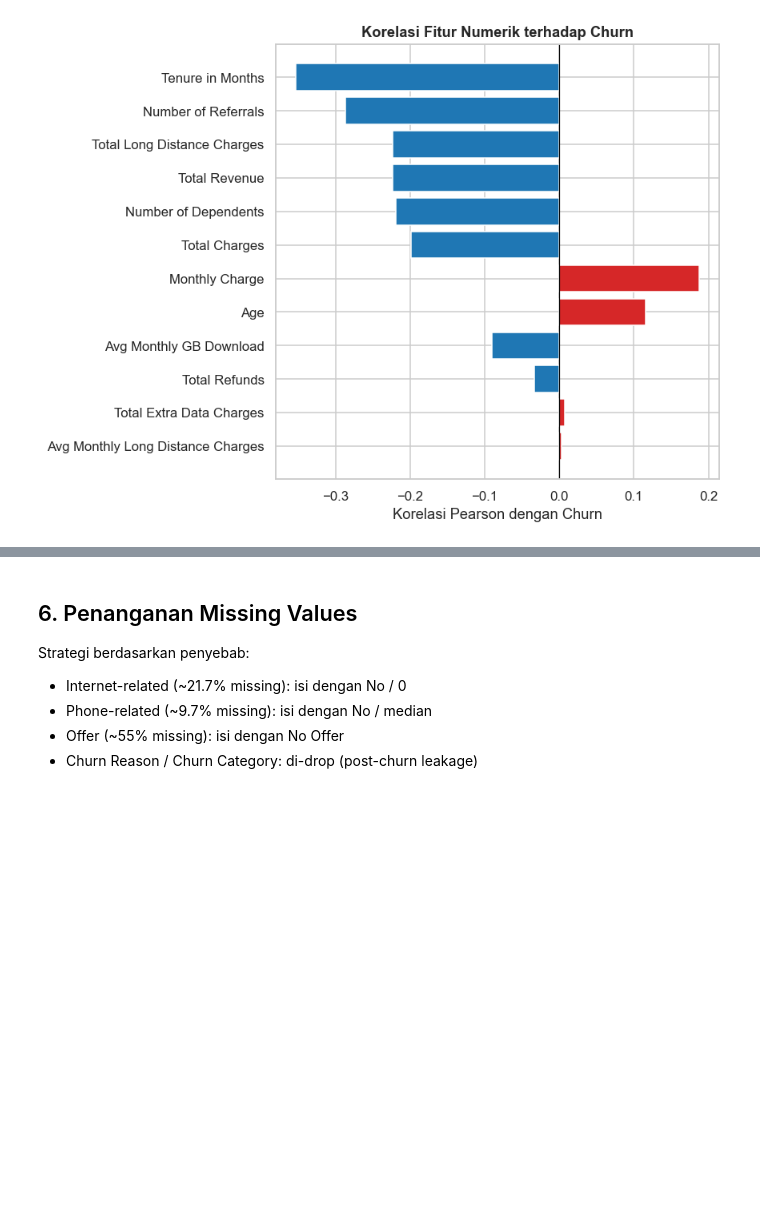
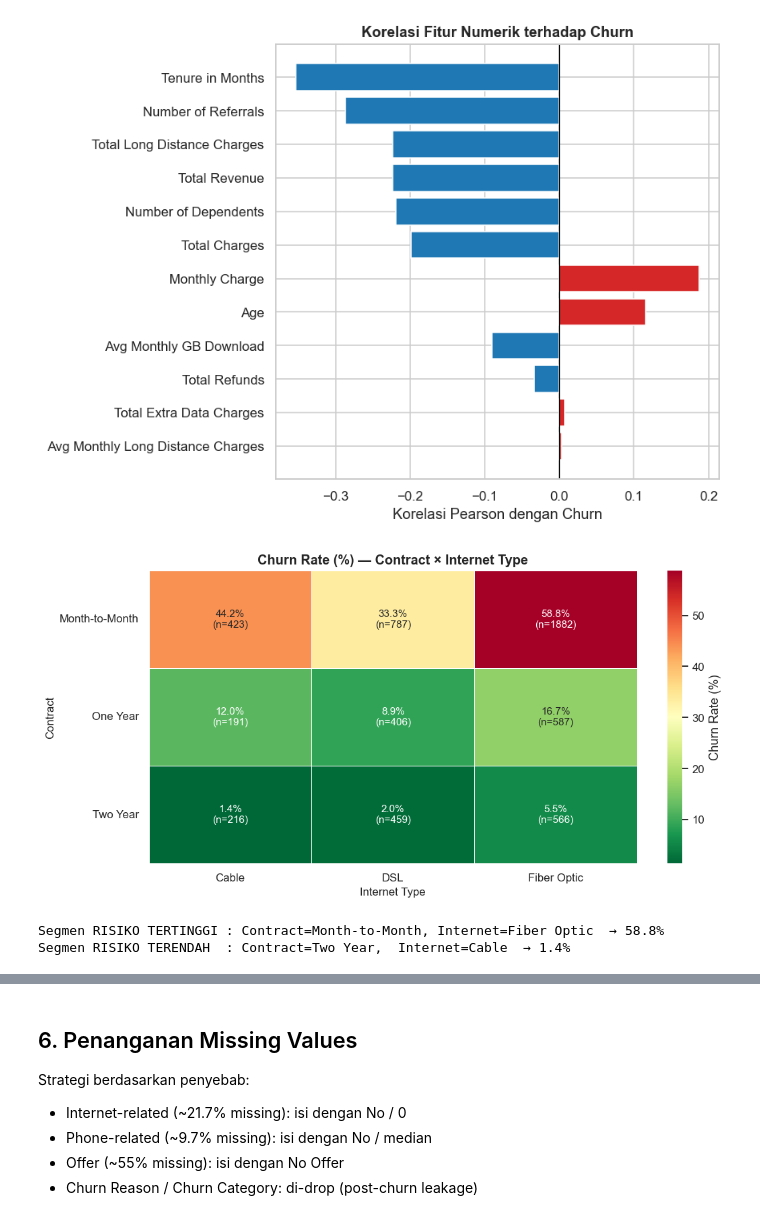
Before and after one commit to mfrozy10/telecom-customer-churn, a Jupyter notebook: notebooks/Churn_Prediction.ipynb, the cells around one changed output, grey strips where cells are left out. Drawn from its saved outputs; the diff is of its cells as text; code cells hidden in the pictures; blank space fills up the shorter version.

```diff
--- a/notebooks/Churn_Prediction.ipynb
+++ b/notebooks/Churn_Prediction.ipynb
@@ -196,3 +196,47 @@ plt.savefig("churn_correlation.png", bbox_inches="tight")
 plt.show()
 # %% [output]
 [figure]
+# %%
+df_seg = df.dropna(subset=["Internet Type"]).copy()
+
+pivot_rate = df_seg.pivot_table(
+    values="Churn", index="Contract", columns="Internet Type",
+    aggfunc="mean", observed=True
+) * 100
+
+pivot_count = df_seg.pivot_table(
+    values="Churn", index="Contract", columns="Internet Type",
+    aggfunc="count", observed=True
+)
+
+contract_order = ["Month-to-Month", "One Year", "Two Year"]
+pivot_rate  = pivot_rate.reindex(contract_order)
+pivot_count = pivot_count.reindex(contract_order)
+
+annot_labels = pivot_rate.round(1).astype(str) + "%\n(n=" + pivot_count.astype(str) + ")"
+
+fig, ax = plt.subplots(figsize=(10, 5))
+sns.heatmap(
+    pivot_rate, annot=annot_labels, fmt="", cmap="RdYlGn_r",
+    linewidths=0.5, linecolor="white", ax=ax,
+    cbar_kws={"label": "Churn Rate (%)"},
+    annot_kws={"size": 10}
+)
+ax.set_title("Churn Rate (%) — Contract × Internet Type", fontweight="bold", fontsize=13)
+ax.set_xlabel("Internet Type", fontsize=11)
+ax.set_ylabel("Contract", fontsize=11)
+ax.tick_params(axis="x", rotation=0)
+ax.tick_params(axis="y", rotation=0)
+
+plt.tight_layout()
+plt.savefig("churn_segment_heatmap.png", bbox_inches="tight")
+plt.show()
+
+highest = pivot_rate.stack().idxmax()
+lowest  = pivot_rate.stack().idxmin()
+print(f"Segmen RISIKO TERTINGGI : Contract={highest[0]}, Internet={highest[1]}  → {pivot_rate.loc[highest]:.1f}%")
+print(f"Segmen RISIKO TERENDAH  : Contract={lowest[0]},  Internet={lowest[1]}  → {pivot_rate.loc[lowest]:.1f}%")
+# %% [output]
+[figure, added]
+Segmen RISIKO TERTINGGI : Contract=Month-to-Month, Internet=Fiber Optic  → 58.8%
+Segmen RISIKO TERENDAH  : Contract=Two Year,  Internet=Cable  → 1.4%
```
Also changed, not shown: parts of 6 cells of this notebook, 3 other files.
